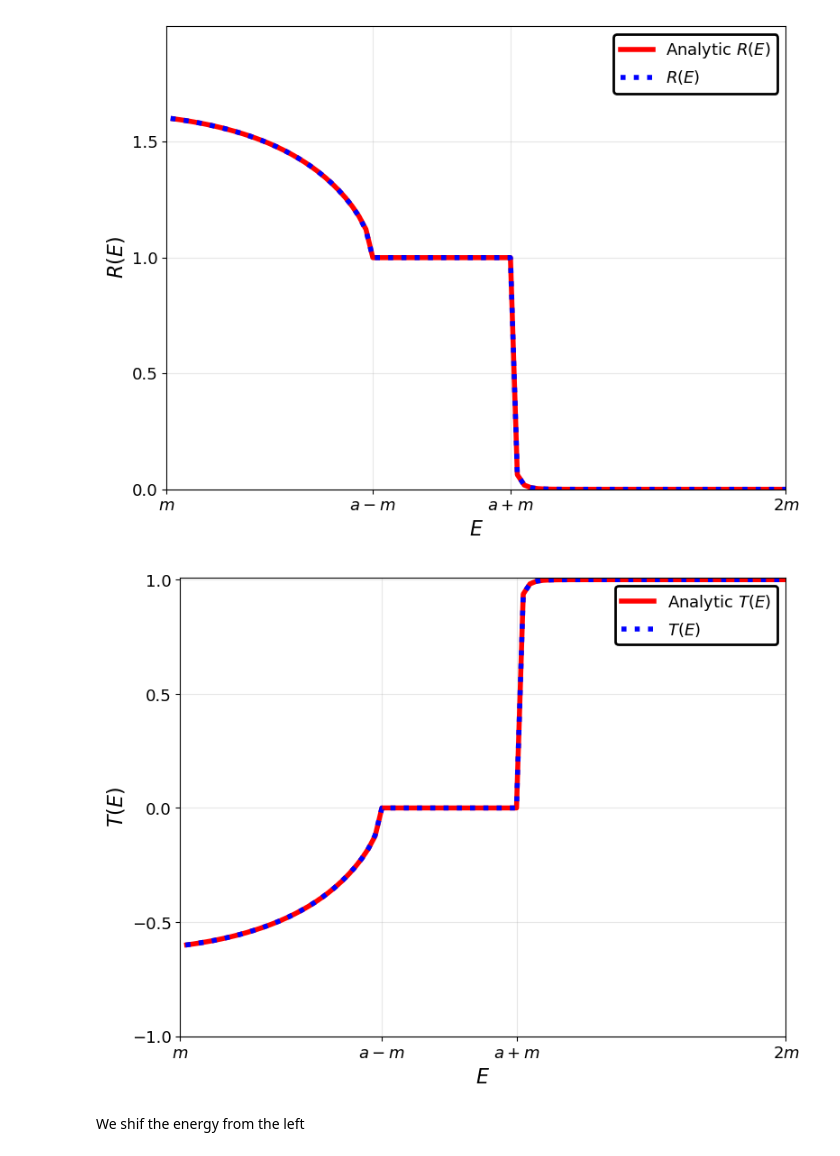
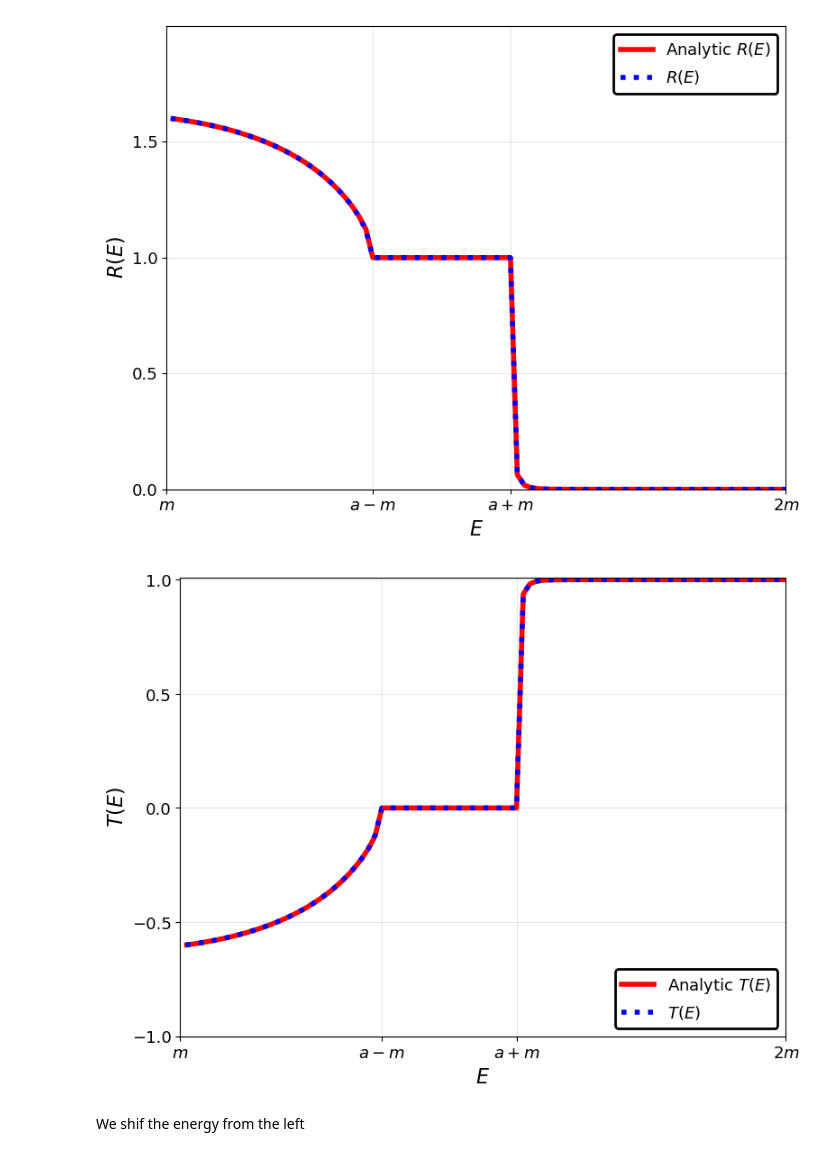
Before and after one commit to AnyelTars/RelativisticQuantumMechanics, a Jupyter notebook: KGsolver/notebooks/examples.ipynb, the cells around one changed output. Drawn from its saved outputs; the diff is of its cells as text; code cells hidden in the pictures.

Commit message:
updated parameters and shifts of the potentials, and also plots

```diff
--- a/KGsolver/notebooks/examples.ipynb
+++ b/KGsolver/notebooks/examples.ipynb
@@ -169,35 +169,35 @@ plt.ylim(-1, 1.01)
 
 # Custom ticks in units of m
 a=5
 plt.xticks(
     [m, a-m, a+m, 2*a],
     [r"$m$", r"$a-m$", r"$a+m$", r"$2m$"],
     fontsize=13
 )
 #xtick_labels = [r"$m$", r"$1.25m$", r"$1.5m$", r"$1.75m$", r"$2m$"]
 
 
 
 plt.tick_params(axis='y', labelsize=13)
 plt.yticks(np.arange(-1, 1.01, 0.5))
 plt.grid(True, alpha=0.3)
 
 leg = plt.legend(
     fontsize=13,
-    loc="best",
+    loc=4,
     frameon=True,
     fancybox=True,
     framealpha=1,
     edgecolor="black",
     facecolor="white"
 )
 leg.get_frame().set_linewidth(2)
 
 plt.tight_layout()
 plt.savefig("T(E)_tanh.png", dpi=300)
 plt.show()
 # %% [output]
-[figure, old version]
+[figure, new version]
 # %% [markdown]
 We shif the energy from the left
 # %%
```
Also changed, not shown: parts of 1 cell of this notebook, 7 other files.
